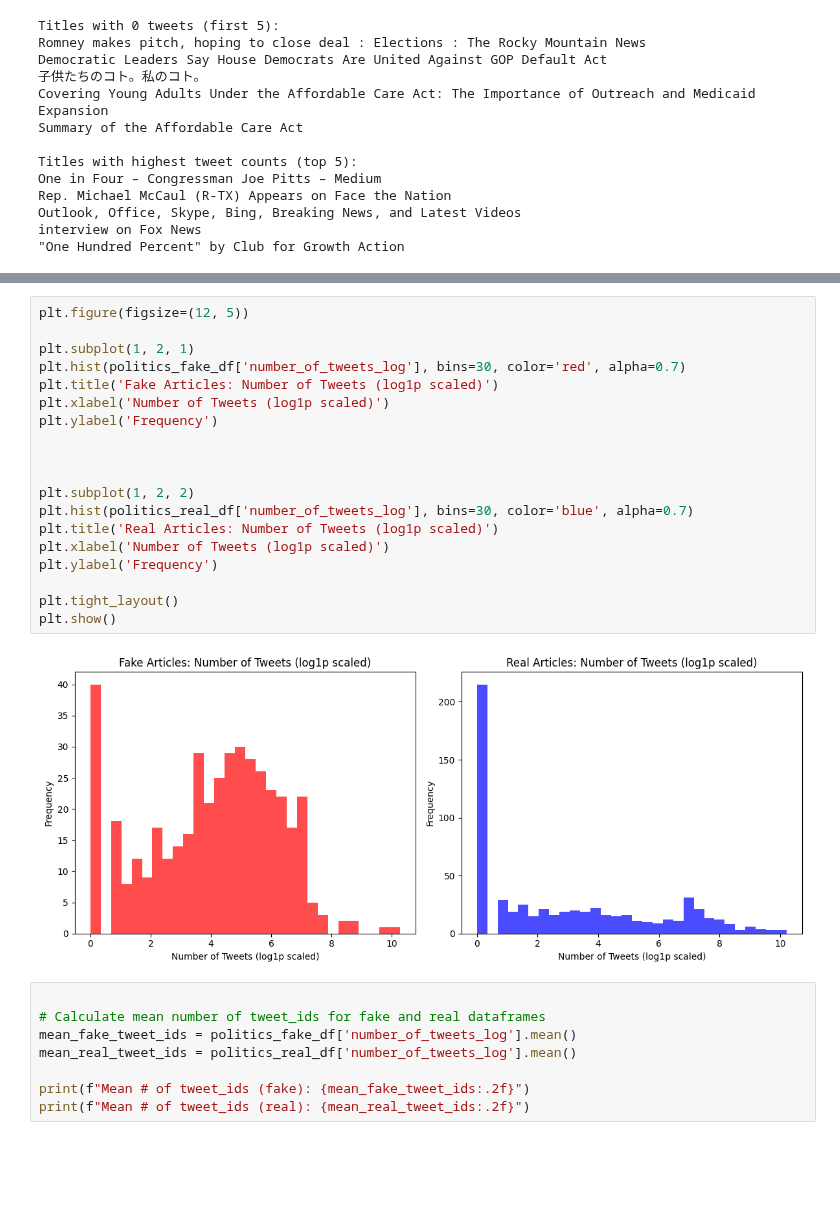
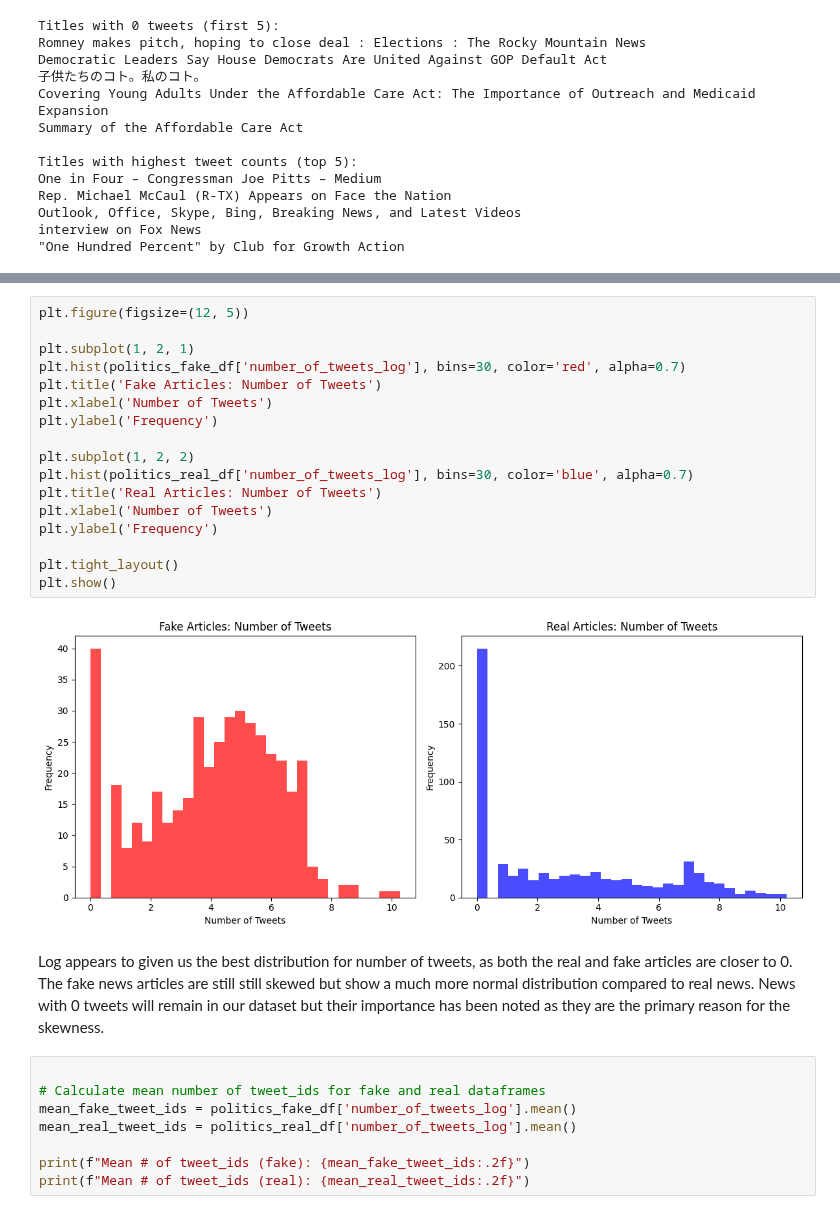
Before and after one commit to gabriel-joseph/data_science_portfolio, a Jupyter notebook: fall2025/dsc630_data_prediction/final_project/milestone_3/Vance_Milestone_3.ipynb, the cells around one changed output, grey strips where cells are left out. Cells and saved outputs as stored; diff of their text form; blank space fills up the shorter version.

```diff
--- a/fall2025/dsc630_data_prediction/final_project/milestone_3/Vance_Milestone_3.ipynb
+++ b/fall2025/dsc630_data_prediction/final_project/milestone_3/Vance_Milestone_3.ipynb
@@ -234,24 +257,24 @@ politics_fake_df["number_of_tweets_log"] = np.log1p(politics_fake_df["number_of_
-# %%
-plt.figure(figsize=(12, 5))
-
-plt.subplot(1, 2, 1)
-plt.hist(politics_fake_df['number_of_tweets_log'], bins=30, color='red', alpha=0.7)
-plt.title('Fake Articles: Number of Tweets (log1p scaled)')
-plt.xlabel('Number of Tweets (log1p scaled)')
-plt.ylabel('Frequency')
-
-
-
-plt.subplot(1, 2, 2)
-plt.hist(politics_real_df['number_of_tweets_log'], bins=30, color='blue', alpha=0.7)
-plt.title('Real Articles: Number of Tweets (log1p scaled)')
-plt.xlabel('Number of Tweets (log1p scaled)')
-plt.ylabel('Frequency')
-
-plt.tight_layout()
-plt.show()
-# %% [output]
-[figure, removed]
+# %%
+plt.figure(figsize=(12, 5))
+
+plt.subplot(1, 2, 1)
+plt.hist(politics_fake_df['number_of_tweets_log'], bins=30, color='red', alpha=0.7)
+plt.title('Fake Articles: Number of Tweets')
+plt.xlabel('Number of Tweets')
+plt.ylabel('Frequency')
+
+plt.subplot(1, 2, 2)
+plt.hist(politics_real_df['number_of_tweets_log'], bins=30, color='blue', alpha=0.7)
+plt.title('Real Articles: Number of Tweets')
+plt.xlabel('Number of Tweets')
+plt.ylabel('Frequency')
+
+plt.tight_layout()
+plt.show()
+# %% [output]
+[figure, added]
+# %% [markdown]
+Log appears to given us the best distribution for number of tweets, as both the real and fake articles are closer to 0. The fake news articles are still still skewed but show a much more normal distribution compared to real news. News with 0 tweets will remain in our dataset but their importance has been noted as they are the primary reason for the skewness.
 # %%
 
 # Calculate mean number of tweet_ids for fake and real dataframes
```
Also changed, not shown: parts of 40 cells of this notebook, 4 other files.
